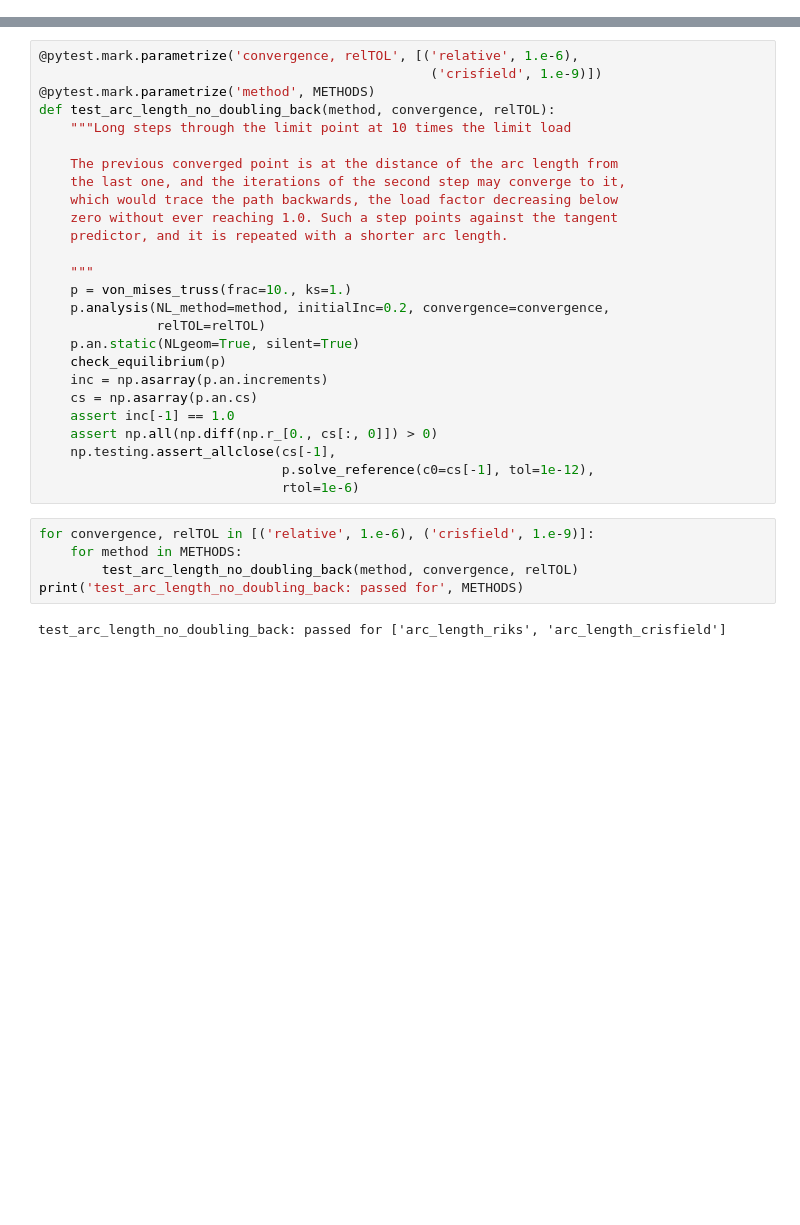
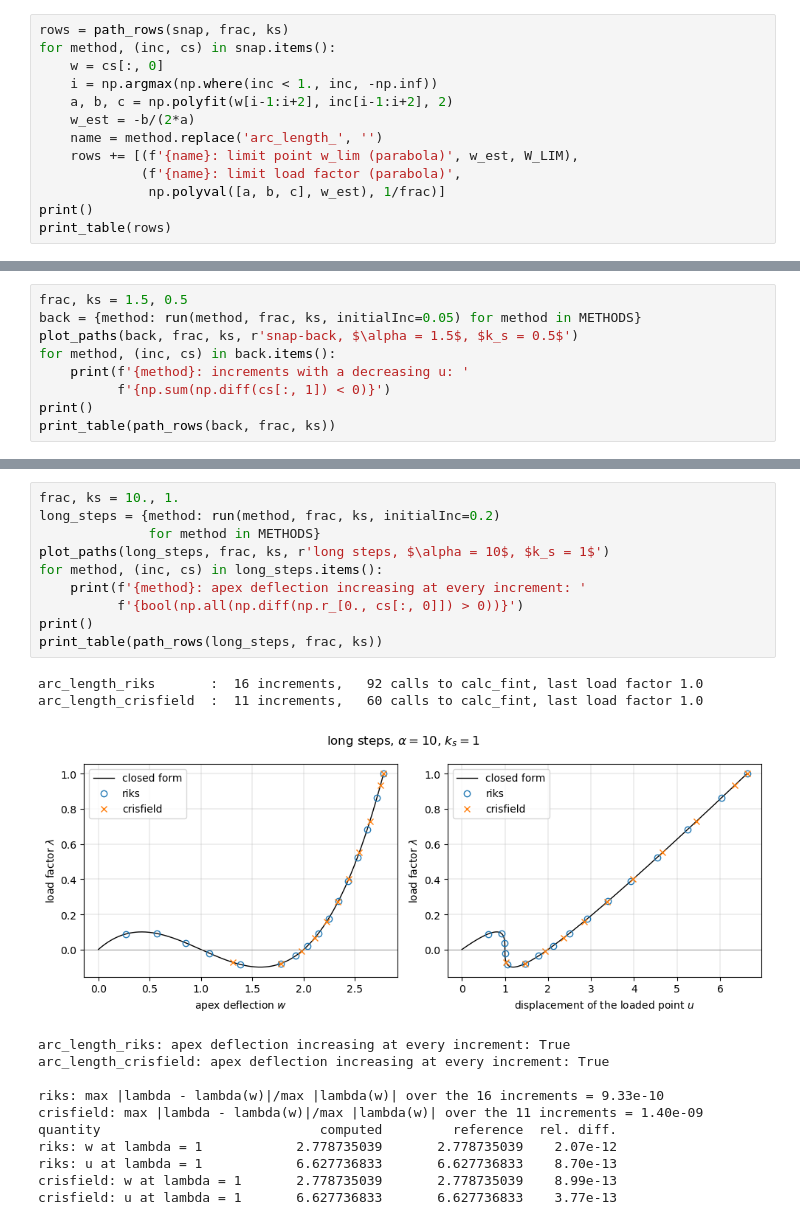
Before and after one commit to saullocastro/structsolve, a Jupyter notebook: notebooks/ex_arc_length.ipynb, the cells around one changed output, grey strips where cells are left out. Cells and saved outputs as stored; diff of their text form; blank space fills up the shorter version.

```diff
--- a/notebooks/ex_arc_length.ipynb
+++ b/notebooks/ex_arc_length.ipynb
@@ -89,0 +193,13 @@ test_arc_length_snap_through: passed for ['arc_length_riks', 'arc_length_crisfie
+# %%
+rows = path_rows(snap, frac, ks)
+for method, (inc, cs) in snap.items():
+    w = cs[:, 0]
+    i = np.argmax(np.where(inc < 1., inc, -np.inf))
+    a, b, c = np.polyfit(w[i-1:i+2], inc[i-1:i+2], 2)
+    w_est = -b/(2*a)
+    name = method.replace('arc_length_', '')
+    rows += [(f'{name}: limit point w_lim (parabola)', w_est, W_LIM),
+             (f'{name}: limit load factor (parabola)',
+              np.polyval([a, b, c], w_est), 1/frac)]
+print()
+print_table(rows)
@@ -89,0 +228,9 @@ test_arc_length_snap_through: passed for ['arc_length_riks', 'arc_length_crisfie
+# %%
+frac, ks = 1.5, 0.5
+back = {method: run(method, frac, ks, initialInc=0.05) for method in METHODS}
+plot_paths(back, frac, ks, r'snap-back, $\alpha = 1.5$, $k_s = 0.5$')
+for method, (inc, cs) in back.items():
+    print(f'{method}: increments with a decreasing u: '
+          f'{np.sum(np.diff(cs[:, 1]) < 0)}')
+print()
+print_table(path_rows(back, frac, ks))
@@ -96,33 +263,24 @@ that the path is not traced backwards:
-# %%
-@pytest.mark.parametrize('convergence, relTOL', [('relative', 1.e-6),
-                                                  ('crisfield', 1.e-9)])
-@pytest.mark.parametrize('method', METHODS)
-def test_arc_length_no_doubling_back(method, convergence, relTOL):
-    """Long steps through the limit point at 10 times the limit load
-
-    The previous converged point is at the distance of the arc length from
-    the last one, and the iterations of the second step may converge to it,
-    which would trace the path backwards, the load factor decreasing below
-    zero without ever reaching 1.0. Such a step points against the tangent
-    predictor, and it is repeated with a shorter arc length.
-
-    """
-    p = von_mises_truss(frac=10., ks=1.)
-    p.analysis(NL_method=method, initialInc=0.2, convergence=convergence,
-               relTOL=relTOL)
-    p.an.static(NLgeom=True, silent=True)
-    check_equilibrium(p)
-    inc = np.asarray(p.an.increments)
-    cs = np.asarray(p.an.cs)
-    assert inc[-1] == 1.0
-    assert np.all(np.diff(np.r_[0., cs[:, 0]]) > 0)
-    np.testing.assert_allclose(cs[-1],
-                               p.solve_reference(c0=cs[-1], tol=1e-12),
-                               rtol=1e-6)
-# %%
-for convergence, relTOL in [('relative', 1.e-6), ('crisfield', 1.e-9)]:
-    for method in METHODS:
-        test_arc_length_no_doubling_back(method, convergence, relTOL)
-print('test_arc_length_no_doubling_back: passed for', METHODS)
-# %% [output]
-test_arc_length_no_doubling_back: passed for ['arc_length_riks', 'arc_length_crisfield']
+# %%
+frac, ks = 10., 1.
+long_steps = {method: run(method, frac, ks, initialInc=0.2)
+              for method in METHODS}
+plot_paths(long_steps, frac, ks, r'long steps, $\alpha = 10$, $k_s = 1$')
+for method, (inc, cs) in long_steps.items():
+    print(f'{method}: apex deflection increasing at every increment: '
+          f'{bool(np.all(np.diff(np.r_[0., cs[:, 0]]) > 0))}')
+print()
+print_table(path_rows(long_steps, frac, ks))
+# %% [output]
+arc_length_riks       :  16 increments,   92 calls to calc_fint, last load factor 1.0
+arc_length_crisfield  :  11 increments,   60 calls to calc_fint, last load factor 1.0
+[figure, added]
+arc_length_riks: apex deflection increasing at every increment: True
+arc_length_crisfield: apex deflection increasing at every increment: True
+
+riks: max |lambda - lambda(w)|/max |lambda(w)| over the 16 increments = 9.33e-10
+crisfield: max |lambda - lambda(w)|/max |lambda(w)| over the 11 increments = 1.40e-09
+quantity                            computed         reference  rel. diff.
+riks: w at lambda = 1            2.778735039       2.778735039    2.07e-12
+riks: u at lambda = 1            6.627736833       6.627736833    8.70e-13
+crisfield: w at lambda = 1       2.778735039       2.778735039    8.99e-13
+crisfield: u at lambda = 1       6.627736833       6.627736833    3.77e-13
```
Also changed, not shown: parts of 15 cells of this notebook, 10 other files.
